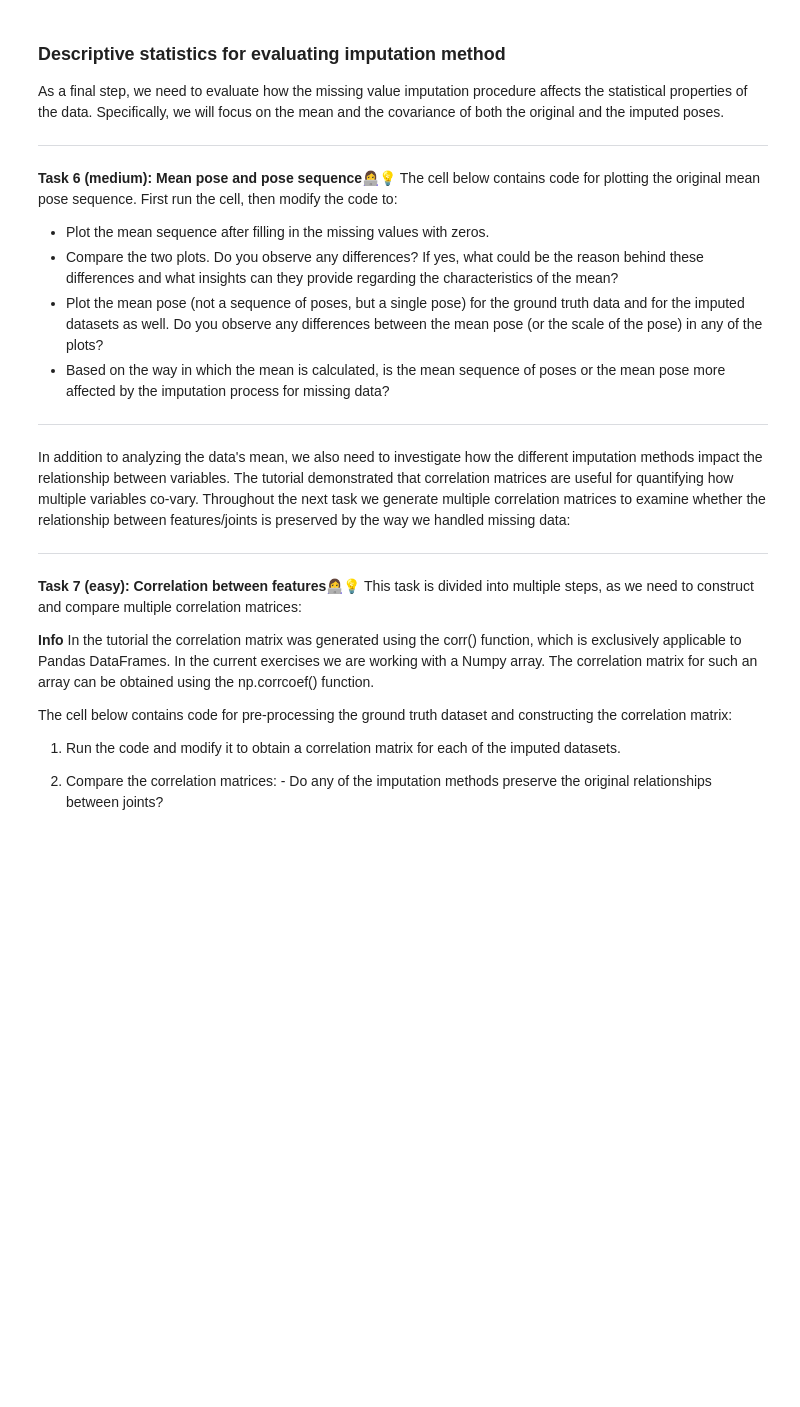
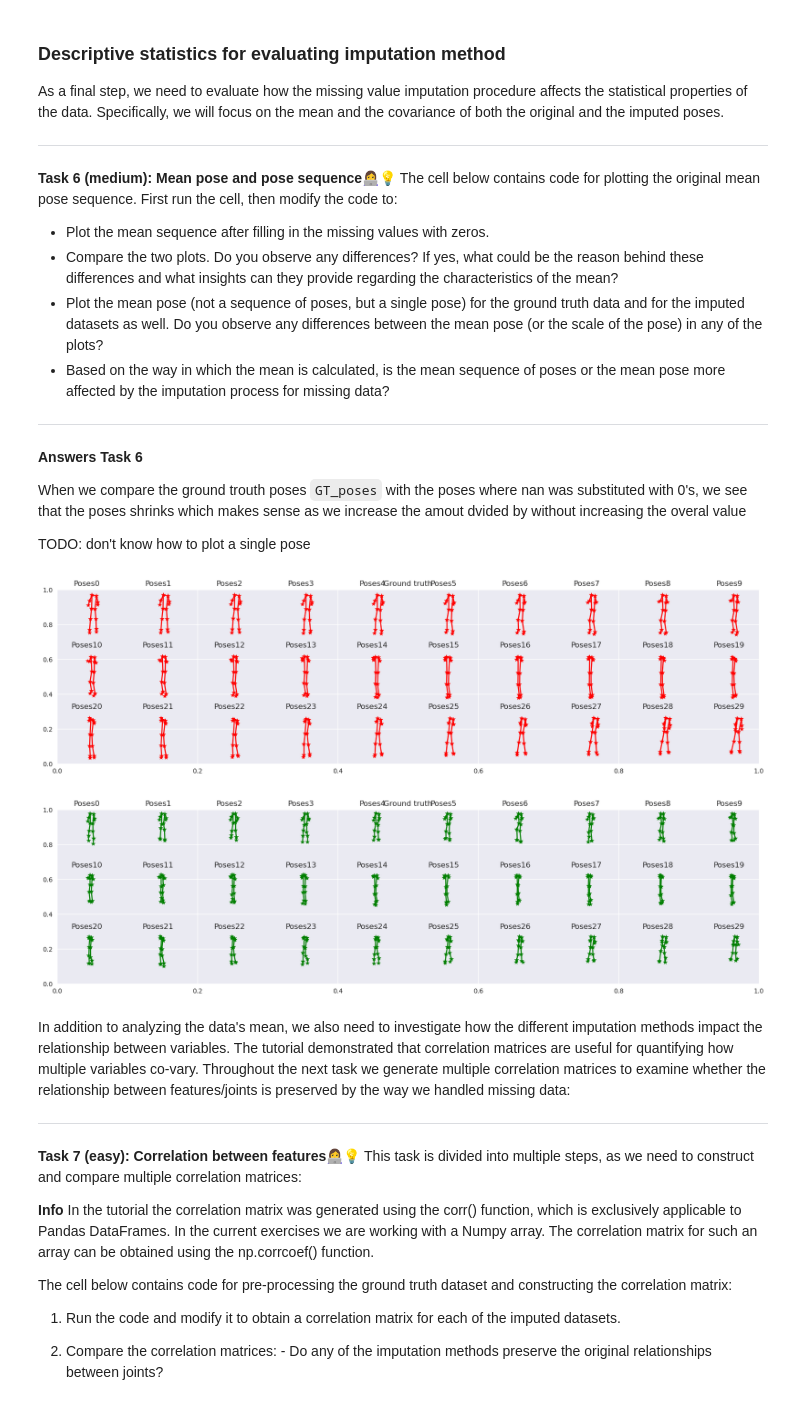
Before and after one commit to LVOL98/IML_Introduction-to-Machine-Learning, a Jupyter notebook: iml-repo/vscode/02-material/W06/02-Missing_data.ipynb, the cells around one changed output. Drawn from its saved outputs; the diff is of its cells as text; code cells hidden in the pictures; blank space fills up the shorter version.

```diff
--- a/iml-repo/vscode/02-material/W06/02-Missing_data.ipynb
+++ b/iml-repo/vscode/02-material/W06/02-Missing_data.ipynb
@@ -344,11 +388,22 @@ The cell below contains code for plotting the original mean pose sequence. First
 
 
 ---
+# %% [markdown]
+**Answers Task 6**
+
+When we compare the ground trouth poses `GT_poses` with the poses where nan was substituted with 0's, we see that the poses shrinks which makes sense as we increase the amout dvided by without increasing the overal value
+
+TODO: don't know how to plot a single pose
 # %%
 ## Plotting the mean sequence
 plot_single_sequence(GT_poses.mean(axis=(0)),color='red')
 
 # Your solution goes here
+plot_single_sequence(adjusted_data_1.mean(axis=(0)),color='green')
+# plot_single_sequence(adjusted_data_2.mean(axis=(0)),color='green')
+# %% [output]
+[figure, added]
+[figure, added]
 # %% [markdown]
 In addition to analyzing the data's mean, we also need to investigate how the different imputation methods impact the relationship between variables. The tutorial demonstrated that correlation matrices are useful for quantifying how multiple variables co-vary. Throughout the next task we generate multiple correlation matrices to examine whether the relationship between features/joints is preserved by the way we handled missing data:
 
```
Also changed, not shown: parts of 14 cells of this notebook.
